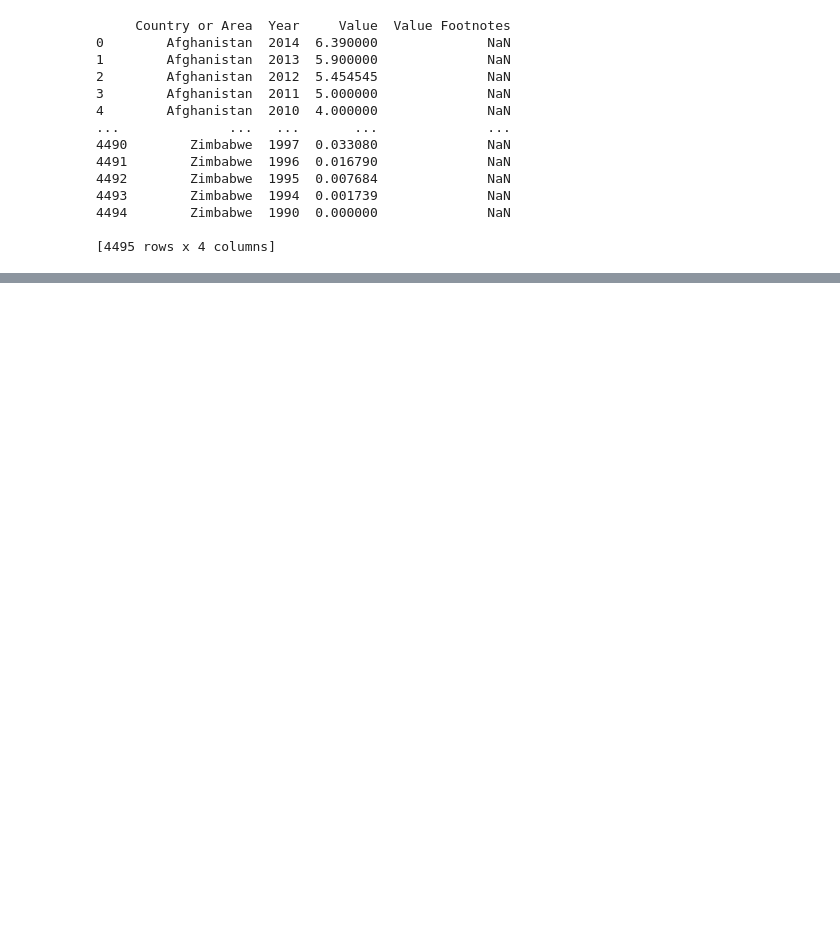
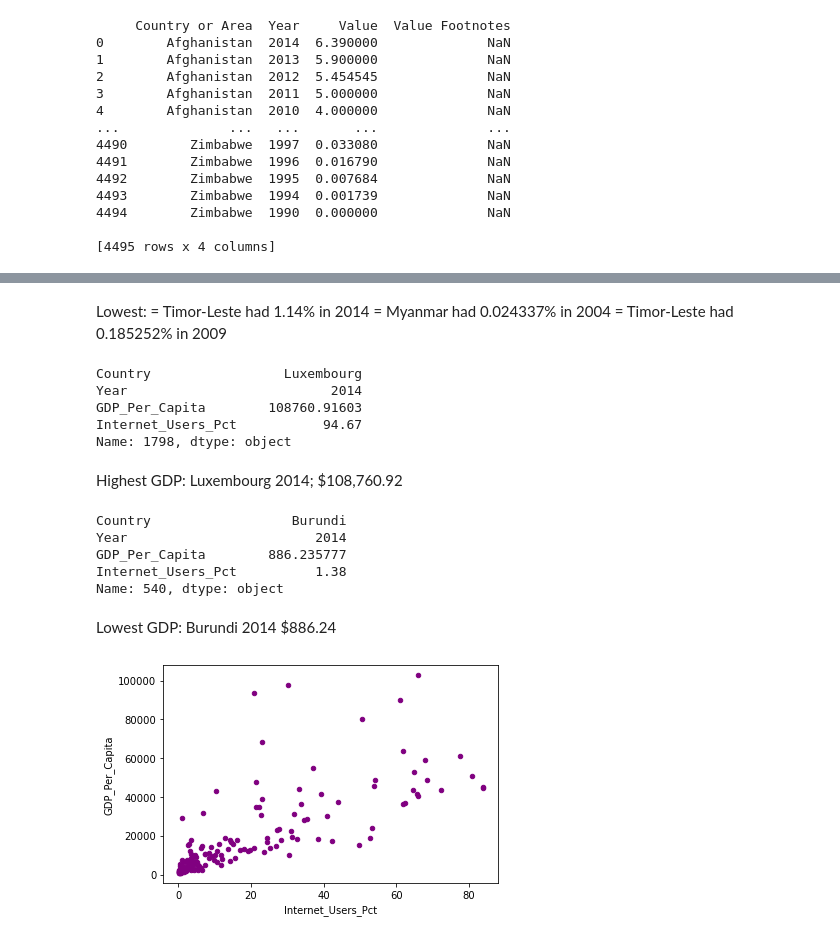
Before and after one commit to Quezadajl/gdp-and-internet-usage-exercise, a Jupyter notebook: notebooks/UN_Data_Project.ipynb, the cells around one changed output, grey strips where cells are left out. Saved outputs shown, nothing was run; the diff lists cells and outputs as text; code cells hidden in the pictures; blank space fills up the shorter version.

```diff
--- a/notebooks/UN_Data_Project.ipynb
+++ b/notebooks/UN_Data_Project.ipynb
@@ -62,0 +128,3 @@ internet_df.head(6)
+# %%
+gdp_and_internet_use = pd.merge(gdp_df, internet_df, on=['Country', 'Year'])
+print(gdp_and_internet_use)
@@ -62,0 +164,3 @@ internet_df.head(6)
+# %%
+subset= gdp_and_internet_use[gdp_and_internet_use['Year'].isin([2004, 2009, 2014])]
+print(subset.head())
@@ -62,0 +174,3 @@ internet_df.head(6)
+# %%
+new_df= pd.DataFrame(subset, columns = ['Country', 'Year', 'GDP_Per_Capita', 'Internet_Users_Pct'])
+print(new_df)
@@ -62,0 +192,3 @@ internet_df.head(6)
+# %%
+UN_2004_df = new_df[new_df['Year'] == 2004]
+print(UN_2004_df)
@@ -62,0 +267,31 @@ internet_df.head(6)
+# %% [markdown]
+Lowest:
+= Timor-Leste had 1.14% in 2014
+= Myanmar had 0.024337% in 2004
+= Timor-Leste had 0.185252% in 2009
+# %%
+UN_2014_df.loc[UN_2014_df["GDP_Per_Capita"].idxmax()]
+# %% [output]
+Country                 Luxembourg
+Year                          2014
+GDP_Per_Capita        108760.91603
+Internet_Users_Pct           94.67
+Name: 1798, dtype: object
+# %% [markdown]
+Highest GDP: Luxembourg 2014; $108,760.92
+# %%
+UN_2014_df.loc[UN_2014_df["GDP_Per_Capita"].idxmin()]
+# %% [output]
+Country                  Burundi
+Year                        2014
+GDP_Per_Capita        886.235777
+Internet_Users_Pct          1.38
+Name: 540, dtype: object
+# %% [markdown]
+Lowest GDP: Burundi 2014 $886.24
+# %%
+UN_2004_plt = UN_2004_df.plot.scatter(x='Internet_Users_Pct',
+                                 y='GDP_Per_Capita',
+                                 c='Purple')
+# %% [output]
+[figure, added]
```
Also changed, not shown: parts of 47 cells of this notebook.
